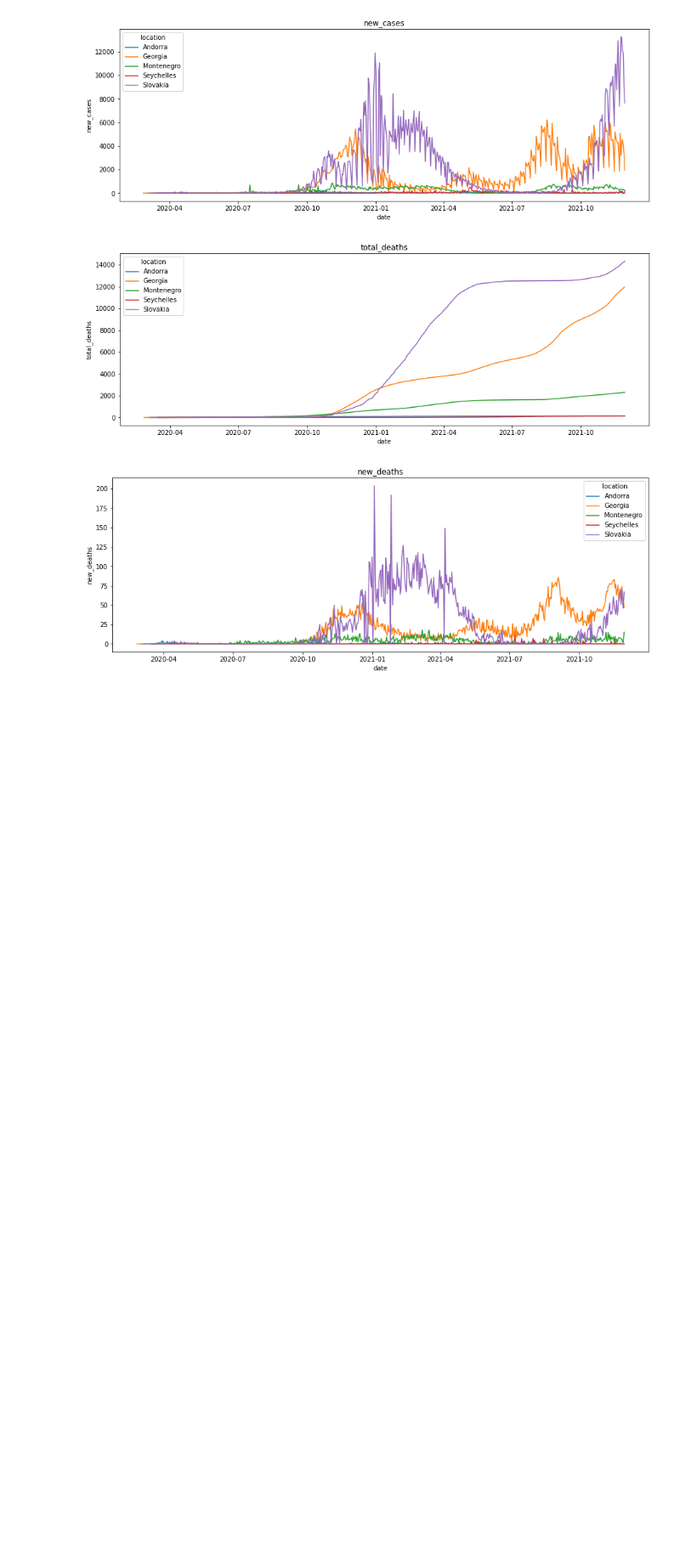
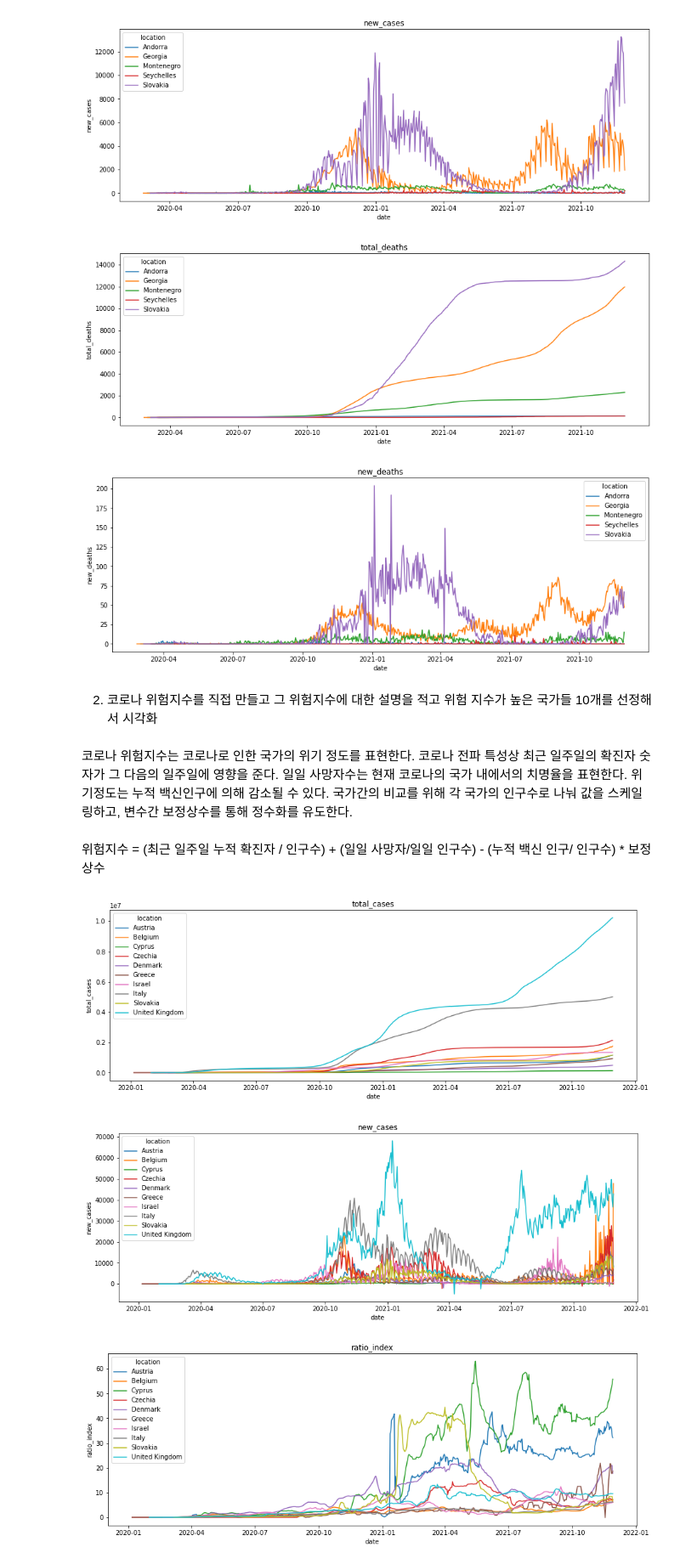
Before and after one commit to suhyehye/ADP-study, a Jupyter notebook: Kaggle1/캐글모의고사/17회/2.ipynb, the cells around one changed output. Shown: that part at 85% size. Cells and saved outputs as stored; diff of their text form; code cells hidden in the pictures; blank space fills up the shorter version.

```diff
--- a/Kaggle1/캐글모의고사/17회/2.ipynb
+++ b/Kaggle1/캐글모의고사/17회/2.ipynb
@@ -79,3 +79,30 @@ for v in ['total_cases','new_cases','total_deaths','new_deaths']:
 [figure]
 [figure]
 [figure]
+# %% [markdown]
+2. 코로나 위험지수를 직접 만들고 그 위험지수에 대한 설명을 적고 위험 지수가 높은 국가들 10개를 선정해서 시각화
+# %% [markdown]
+코로나 위험지수는 코로나로 인한 국가의 위기 정도를 표현한다. 코로나 전파 특성상 최근 일주일의 확진자 숫자가 그 다음의 일주일에 영향을 준다. 일일 사망자수는 현재 코로나의 국가 내에서의 치명율을 표현한다. 위기정도는 누적 백신인구에 의해 감소될 수 있다. 국가간의 비교를 위해 각 국가의 인구수로 나눠 값을 스케일링하고, 변수간 보정상수를 통해 정수화를 유도한다.
+# %% [markdown]
+위험지수 = (최근 일주일 누적 확진자 / 인구수) + (일일 사망자/일일 인구수) - (누적 백신 인구/ 인구수) * 보정 상수
+# %%
+def ratio_index(x):
+    value = (x['7days_new_case']/x['population']
+             + x['new_deaths']/x['population']
+             - x['total_vacciantions']/x['population'] * 0.001) * 100
+    return value
+
+df['ratio_index'] = df.apply(ratio_index,axis=1)
+# %%
+locations = df.groupby(['location']).tail(1).sort_values('ratio_index',ascending=False).location.head(10).values
+target = df[df.location.isin(locations)].reset_index(drop=True)
+
+for v in ['total_cases','new_cases','ratio_index']:
+    plt.figure(figsize=(15,5))
+    plt.title(v)
+    sns.lineplot(data=target,x='date',y=v,hue='location')
+    plt.show()
+# %% [output]
+[figure, added]
+[figure, added]
+[figure, added]
```
Also changed, not shown: parts of 4 cells of this notebook.
